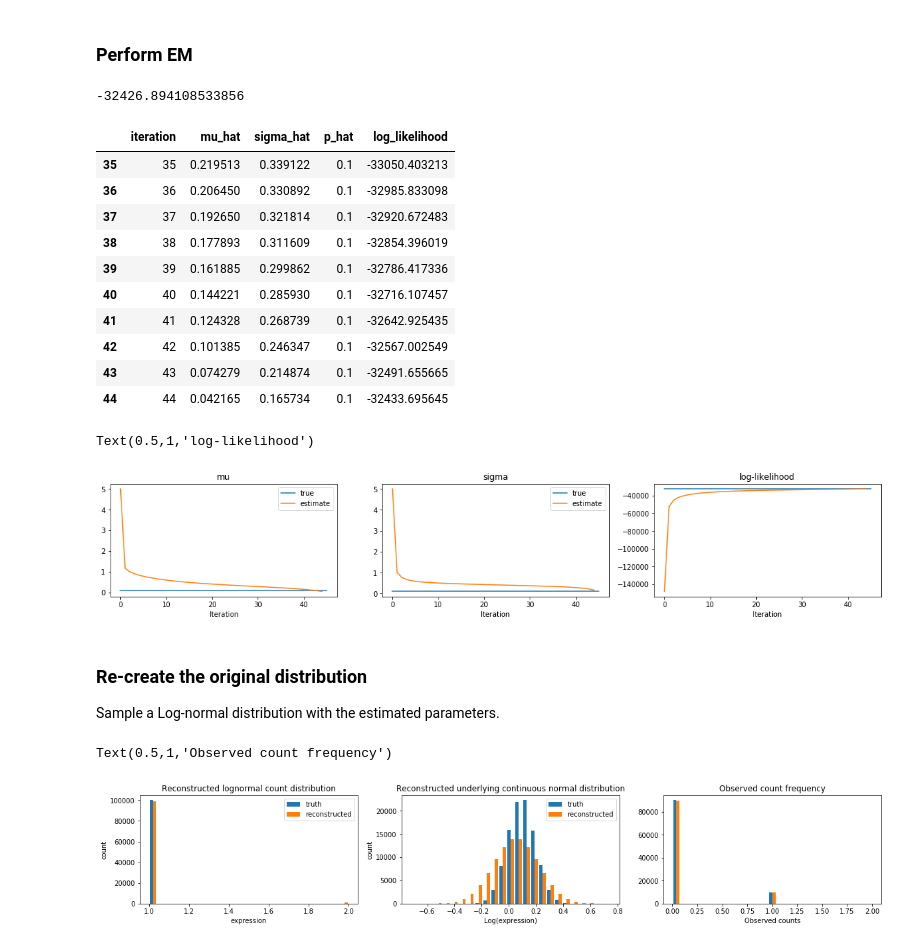
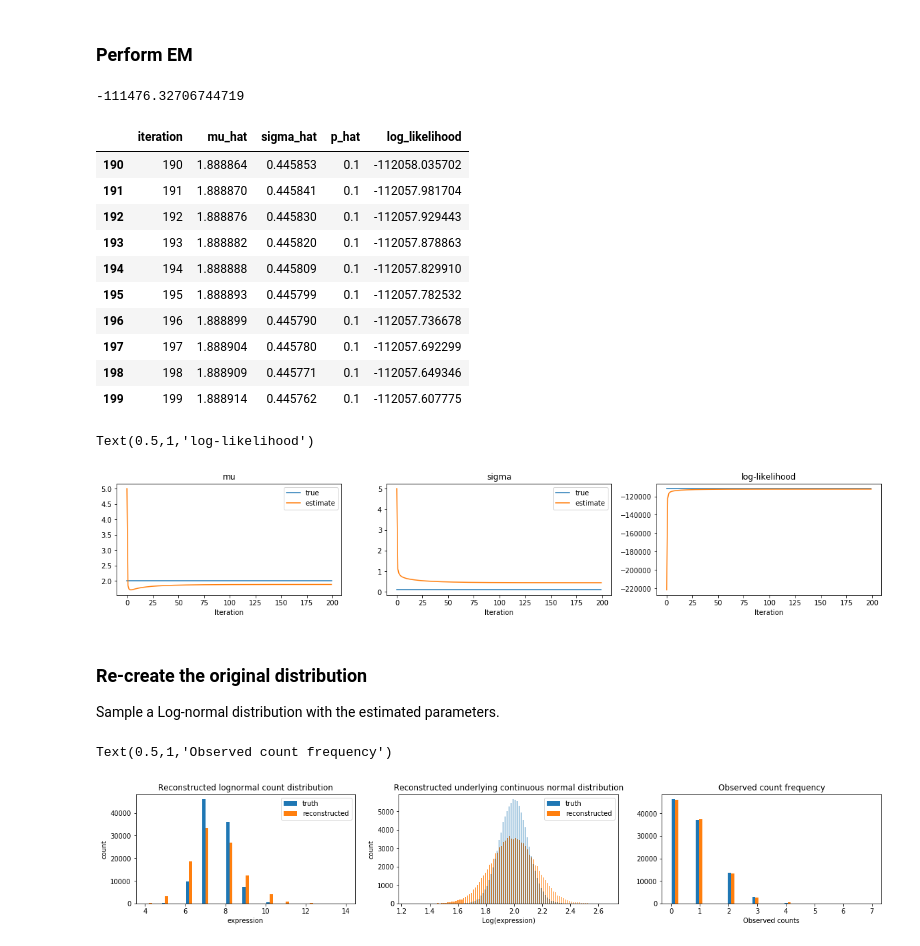
Before and after one commit to yelabucsf/scrna-parameter-estimation, a Jupyter notebook: notebooks/1d_em_simulation_lognormal_v2.ipynb, the cells around one changed output. Cells and saved outputs as stored; diff of their text form; code cells hidden in the pictures.

```diff
--- a/notebooks/1d_em_simulation_lognormal_v2.ipynb
+++ b/notebooks/1d_em_simulation_lognormal_v2.ipynb
@@ -79,7 +89,7 @@ p=0.1
 # Parameters
 num_cells = 100000
 
-mu = 0.1
+mu = 2
 sigma = 0.1
 p=0.1
 
@@ -229,21 +295,21 @@ optimal_px_table = create_px_table(mu, sigma, p)
 optimal_likelihood = np.array([count*np.log(optimal_px_table[val]) for val,count in zip(observed_counts.index, observed_counts)]).sum()
 optimal_likelihood
 # %% [output]
--32426.894108533856
+-111476.32706744719
 # %%
 fitting_progress.tail(10)
 # %% [output]
 |  | iteration | mu_hat | sigma_hat | p_hat | log_likelihood |
-| 35 | 35 | 0.219513 | 0.339122 | 0.1 | -33050.403213 |
-| 36 | 36 | 0.206450 | 0.330892 | 0.1 | -32985.833098 |
-| 37 | 37 | 0.192650 | 0.321814 | 0.1 | -32920.672483 |
-| 38 | 38 | 0.177893 | 0.311609 | 0.1 | -32854.396019 |
-| 39 | 39 | 0.161885 | 0.299862 | 0.1 | -32786.417336 |
-| 40 | 40 | 0.144221 | 0.285930 | 0.1 | -32716.107457 |
-| 41 | 41 | 0.124328 | 0.268739 | 0.1 | -32642.925435 |
-| 42 | 42 | 0.101385 | 0.246347 | 0.1 | -32567.002549 |
-| 43 | 43 | 0.074279 | 0.214874 | 0.1 | -32491.655665 |
-| 44 | 44 | 0.042165 | 0.165734 | 0.1 | -32433.695645 |
+| 190 | 190 | 1.888864 | 0.445853 | 0.1 | -112058.035702 |
+| 191 | 191 | 1.888870 | 0.445841 | 0.1 | -112057.981704 |
+| 192 | 192 | 1.888876 | 0.445830 | 0.1 | -112057.929443 |
+| 193 | 193 | 1.888882 | 0.445820 | 0.1 | -112057.878863 |
+| 194 | 194 | 1.888888 | 0.445809 | 0.1 | -112057.829910 |
+| 195 | 195 | 1.888893 | 0.445799 | 0.1 | -112057.782532 |
+| 196 | 196 | 1.888899 | 0.445790 | 0.1 | -112057.736678 |
+| 197 | 197 | 1.888904 | 0.445780 | 0.1 | -112057.692299 |
+| 198 | 198 | 1.888909 | 0.445771 | 0.1 | -112057.649346 |
+| 199 | 199 | 1.888914 | 0.445762 | 0.1 | -112057.607775 |
 # %%
 plt.figure(figsize=(20, 3))
 plt.subplot(1, 3, 1)
@@ -262,7 +328,7 @@ plt.plot(fitting_progress.iteration, fitting_progress.log_likelihood)
 plt.xlabel('Iteration'); plt.title('log-likelihood')
 # %% [output]
 Text(0.5,1,'log-likelihood')
-[figure, old version]
+[figure, new version]
 # %% [markdown]
 ### Re-create the original distribution
 
@@ -284,19 +350,19 @@ reconstructed_observed =  np.random.binomial(n=reconstructed_counts, p=p)
 # %%
 plt.figure(figsize=(20, 3))
 plt.subplot(1, 3, 1);
 plt.hist([ground_truth_counts, reconstructed_counts], bins=25);
 plt.xlabel('expression');plt.ylabel('count'); plt.legend(['truth', 'reconstructed']);
 plt.title('Reconstructed lognormal count distribution');
 
 plt.subplot(1, 3, 2);
-plt.hist([normal_continuous, reconstructed_normal], bins=25);
+plt.hist([normal_continuous, reconstructed_normal], bins=100);
 plt.xlabel('Log(expression)');plt.ylabel('count'); plt.legend(['truth', 'reconstructed'])
 plt.title('Reconstructed underlying continuous normal distribution');
 
 plt.subplot(1, 3, 3);
 plt.hist([observed, reconstructed_observed], bins=25);
 plt.xlabel('Observed counts')
 plt.title('Observed count frequency')
 # %% [output]
 Text(0.5,1,'Observed count frequency')
-[figure, old version]
+[figure, new version]
```
Also changed, not shown: parts of 15 cells of this notebook, 7 other files.
